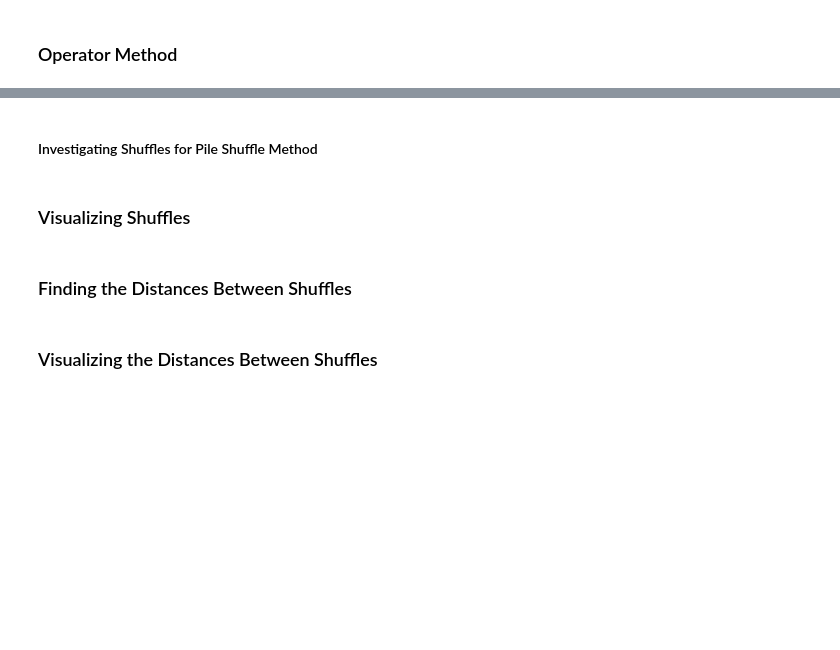
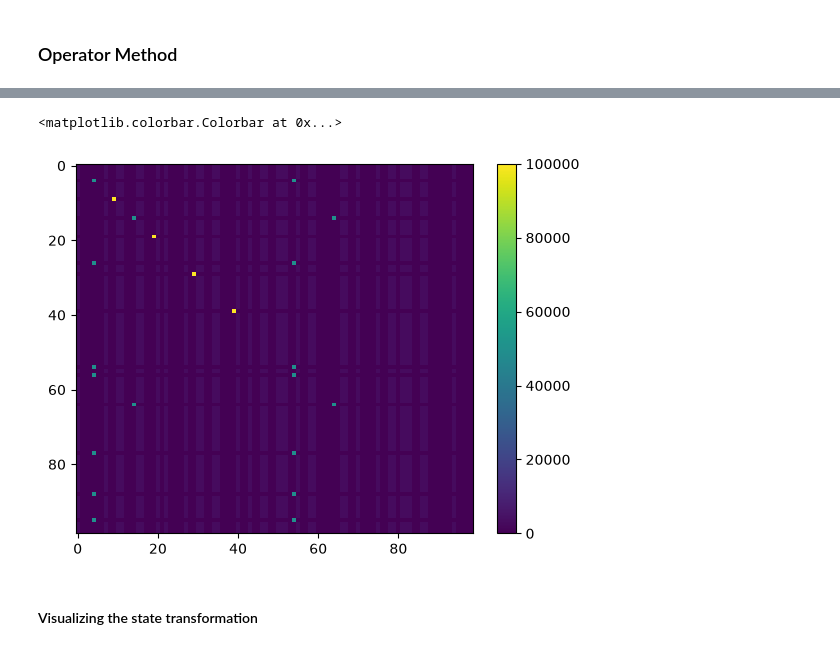
Before and after one commit to Tortugellini/fivetwo, a Jupyter notebook: notebooks/shuffling_cards.ipynb, the cells around one changed output, grey strips where cells are left out. Saved outputs shown, nothing was run; the diff lists cells and outputs as text; code cells hidden in the pictures; blank space fills up the shorter version.

Commit message:
Shifting analysis to graph theory; WIP.

```diff
--- a/notebooks/shuffling_cards.ipynb
+++ b/notebooks/shuffling_cards.ipynb
@@ -20,7 +26,5 @@ stats = Statistics()
+# %%
+deck = np.array([random.randint(1, 8) for _ in range(99)])
+# deck = np.array([random.choice([1, 4]) for _ in range(99)])
 # %% [markdown]
 ### Operator Method
-# %%
-premade_deck = Converter(file_name = r"C:\Users\colli\OneDrive\Documents\Code\git\card_converter\decklists\makin'_copies.txt")
-premade_deck = premade_deck.converted
-deck = Deck(premade_deck)
-print(deck.cards)
@@ -32,5 +31,15 @@ I cannot find this card type in the existing listed types: ['Commander{top}'].
 # %%
-def organized_pile_shuffle(number_of_cards: list, number_of_piles: int):
+def organized_pile_shuffle(number_of_cards: int, number_of_piles: int):
+    """
+    Creates the operator for the 'Organized Pile Shuffle' method of shuffling a deck.
+    This method assumes that each card of the deck is laid out into 'number_of_piles'
+    number of piles sequentially and then sequentially organized back into a deck.
+    ---
+    Parameters:
+        number_of_cards, int: The length of the decklist.
+        number_of_piles, int: How many piles the cards will be distributed among.
+    """
+
     cards_per_pile = number_of_cards // number_of_piles
     operator = np.zeros((number_of_cards, number_of_cards))
 
@@ -46,7 +55,3 @@ def organized_pile_shuffle(number_of_cards: list, number_of_piles: int):
             cycle += 1
 
     return operator
-
-operator = organized_pile_shuffle(len(deck.cards), 9)
-# plt.figure(figsize=(16,9))
-# plt.imshow(operator, aspect='auto')
@@ -53,5 +60,4 @@ operator = organized_pile_shuffle(len(deck.cards), 9)
 # %%
-initial_state = deck.cards
+initial_state = deck#.cards # Uncomment the '.cards' for running on the laptop.
+operator = operator = organized_pile_shuffle(len(deck), 9)
 new_state = np.array(np.matmul(operator, initial_state), dtype=int)
-print(initial_state)
-print(new_state)
@@ -93,2 +63,0 @@ LINESTRING (1 1, 1 8, 5 8, 4 8, 8 8, 1 8, 8 3, 4 1, 8 2, 1 8, 1 3, 1 2, 1 8, 4 8
-# %% [markdown]
-#### Investigating Shuffles for Pile Shuffle Method
@@ -115,2 +64,14 @@ LINESTRING (1 1, 1 8, 5 8, 4 8, 8 8, 1 8, 8 3, 4 1, 8 2, 1 8, 1 3, 1 2, 1 8, 4 8
+# %%
+cards_per_pile = len(deck) // 9
+plt_operator = np.identity(len(deck))
+operator_heatmap = np.zeros_like(operator)
+for i in range(100000):
+    plt_operator = np.dot(plt_operator, operator)
+    operator_heatmap += plt_operator
+plt.imshow(operator_heatmap, aspect='auto')
+plt.colorbar()
+# %% [output]
+<matplotlib.colorbar.Colorbar at 0x...>
+[figure, added]
 # %% [markdown]
-### Visualizing Shuffles
+#### Visualizing the state transformation
@@ -127,2 +77,0 @@ LINESTRING (1 1, 1 8, 5 8, 4 8, 8 8, 1 8, 8 3, 4 1, 8 2, 1 8, 1 3, 1 2, 1 8, 4 8
-# %% [markdown]
-### Finding the Distances Between Shuffles
@@ -134,2 +77,0 @@ LINESTRING (1 1, 1 8, 5 8, 4 8, 8 8, 1 8, 8 3, 4 1, 8 2, 1 8, 1 3, 1 2, 1 8, 4 8
-# %% [markdown]
-### Visualizing the Distances Between Shuffles
```
Also changed, not shown: parts of 29 cells of this notebook.
